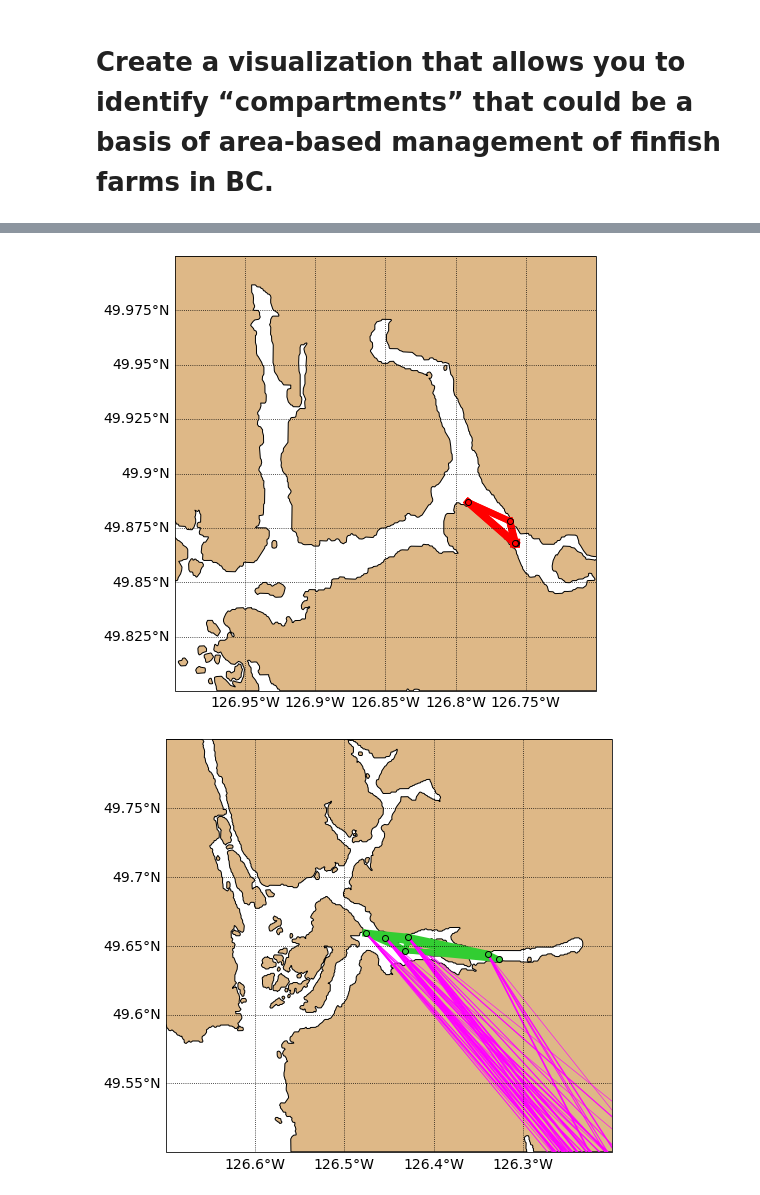
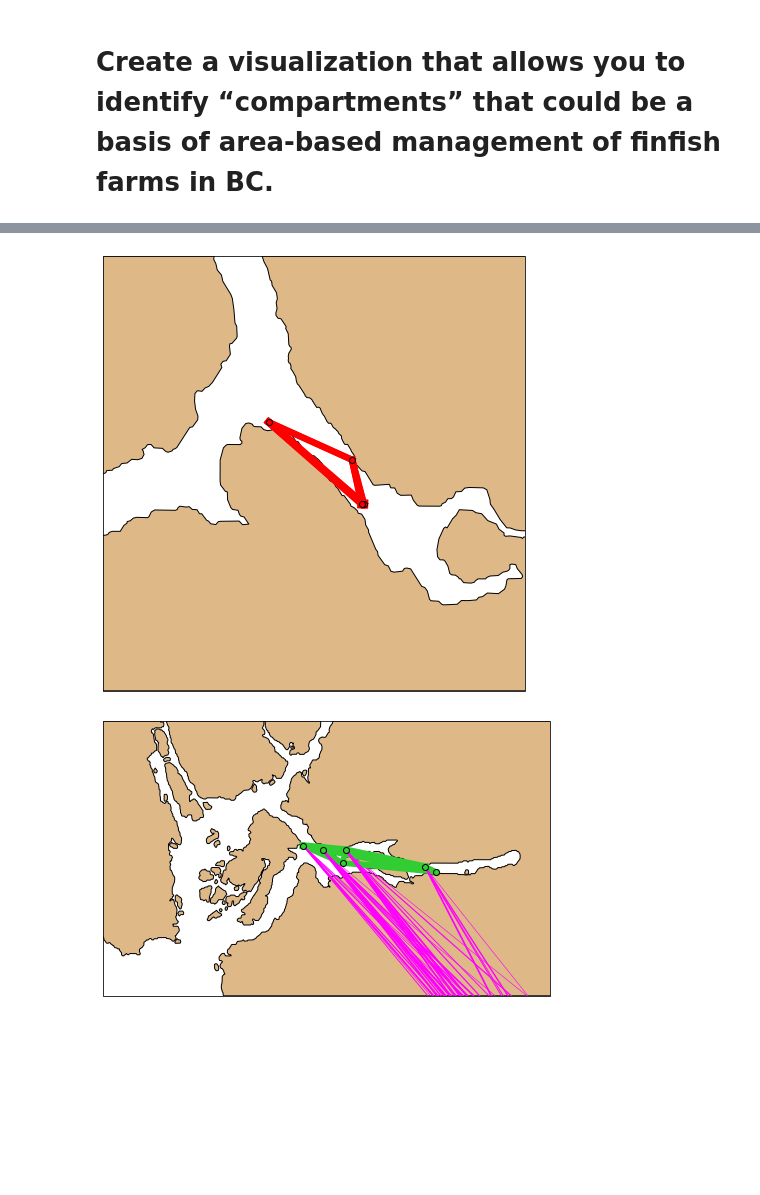
Before and after one commit to rbeutel/PRODIGY, a Jupyter notebook: assignment4.ipynb, the cells around one changed output, grey strips where cells are left out. Drawn from its saved outputs; the diff is of its cells as text; code cells hidden in the pictures; blank space fills up the shorter version.

```diff
--- a/assignment4.ipynb
+++ b/assignment4.ipynb
@@ -98,14 +98,14 @@ fig, ax = plt.subplots(1,1,figsize=(9,9))
 c = ['orange', 'r', 'b', 'green', 'purple']
 
 for i in range(len(stations)):
-    ax.plot(np.arange(0,15), e[(e['Ref']==stations[i])]['day_sum'], label = stations[i], color = c[i])
-ax.set_ylabel('Accumulated Particles')
-ax.set_xlabel('Day')
+    ax.plot(np.arange(0,15), e[(e['Ref']==stations[i])]['day_sum'],marker='o', label = stations[i], color = c[i])
+ax.set_ylabel('Accumulated Particles', fontsize=16)
+ax.set_xlabel('Day', fontsize=16)
 ax.legend()
 
-ax.text(13.5,2950, str(e[(e['Ref']==stations[4]) & (e['Day']==14)]['day_sum'].values[0]), color = c[4])
-ax.text(13.2,11600, str(e[(e['Ref']==stations[0]) & (e['Day']==14)]['day_sum'].values[0]), color = c[0])
-ax.text(13.5,4800, str(e[(e['Ref']==stations[1]) & (e['Day']==14)]['day_sum'].values[0]), color = c[1])
-ax.text(13.5,4100, str(e[(e['Ref']==stations[2]) & (e['Day']==14)]['day_sum'].values[0]), color = c[2])
-ax.text(13.5,3450, str(e[(e['Ref']==stations[3]) & (e['Day']==14)]['day_sum'].values[0]), color = c[3])
+ax.text(13.4,2950, str(e[(e['Ref']==stations[4]) & (e['Day']==14)]['day_sum'].values[0]), color = c[4], fontsize=16)
+ax.text(13.1,11600, str(e[(e['Ref']==stations[0]) & (e['Day']==14)]['day_sum'].values[0]), color = c[0], fontsize=16)
+ax.text(13.4,4800, str(e[(e['Ref']==stations[1]) & (e['Day']==14)]['day_sum'].values[0]), color = c[1], fontsize=16)
+ax.text(13.4,4100, str(e[(e['Ref']==stations[2]) & (e['Day']==14)]['day_sum'].values[0]), color = c[2], fontsize=16)
+ax.text(13.4,3450, str(e[(e['Ref']==stations[3]) & (e['Day']==14)]['day_sum'].values[0]), color = c[3], fontsize=16)
 # %% [output]
@@ -227,8 +227,9 @@ for i in range(38):
 # %% [markdown]
 # Create a visualization that allows you to identify “compartments” that could be a basis of area-based management of finfish farms in BC.
 # %%
-xlim1, ylim1 = [min(w['lon'])-0.2, -127], [49.9, 50.2]
-xlim2, ylim2 = [-127, -126.7], [49.8, 50]
-xlim3, ylim3 = [-126.7, -126.2], [49.5, 49.8]
-xlim4, ylim4 = [-126.3, -125.5], [49, 49.55]
-xlim5, ylim5 = [-125.3, -124.9], [48.85, 49.1]
+
+xlim1, ylim1 = [-127.4, -127], [49.95, 50.1]
+xlim2, ylim2 = [-126.85, -126.7], [49.825, 49.925]
+xlim3, ylim3 = [-126.7, -126.2], [49.55, 49.75]
+xlim4, ylim4 = [-126.3, -125.5], [49, 49.5]
+xlim5, ylim5 = [-125.3, -124.9], [48.9, 49.1]
@@ -291,9 +330,9 @@ q5(xlim1, ylim1, 'b')
 # %%
 q5(xlim2, ylim2, 'r')
 # %% [output]
-[figure, old version]
+[figure, new version]
 # %%
-q5_2(xlim3, ylim3, 'limegreen')
+q5(xlim3, ylim3, 'limegreen')
 # %% [output]
-[figure, old version]
+[figure, new version]
 # %%
```
Also changed, not shown: parts of 10 cells of this notebook.
